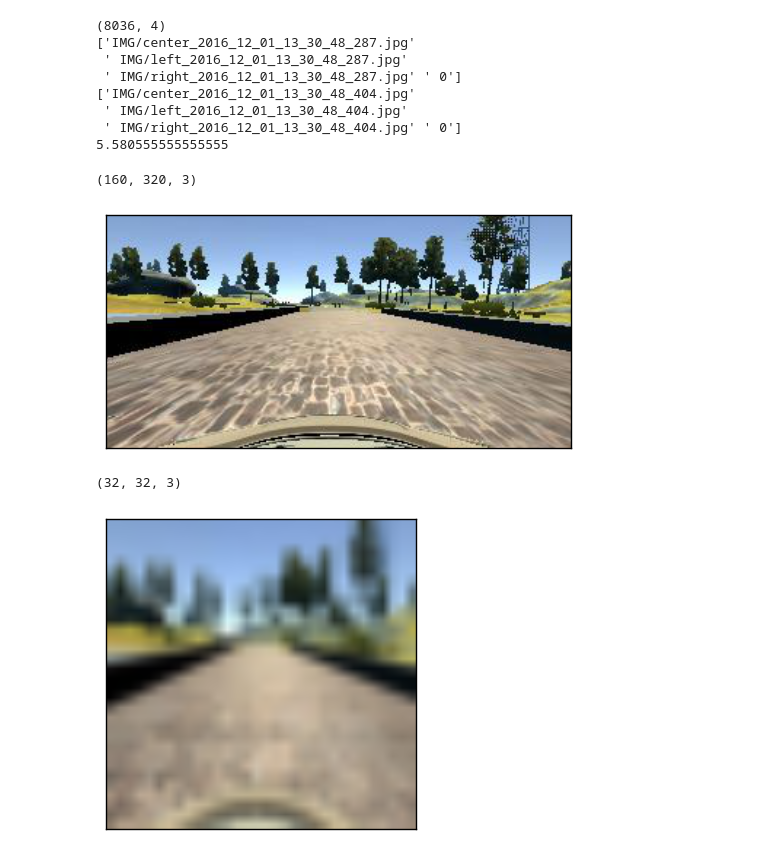
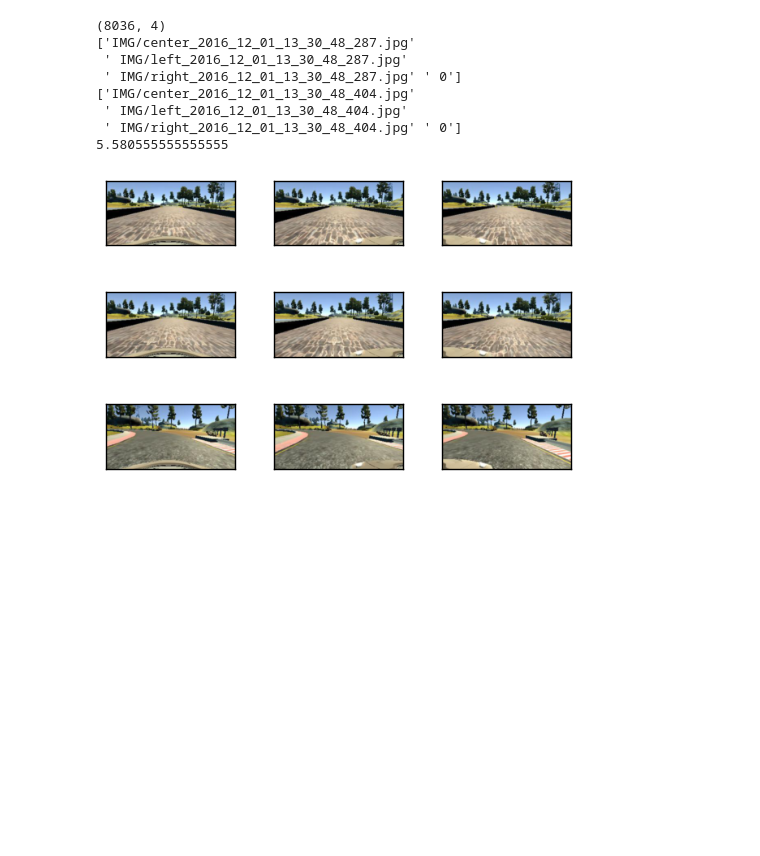
Before and after one commit to carltonwin8/CarND-Behavioral-Cloning-P3-take1, a Jupyter notebook: images.ipynb, the cells around one changed output. Cells and saved outputs as stored; diff of their text form; code cells hidden in the pictures; blank space fills up the shorter version.

```diff
--- a/images.ipynb
+++ b/images.ipynb
@@ -5,8 +5,9 @@ import matplotlib.pyplot as plt
 import matplotlib.image as mpimg
 
 with open('data/data/driving_log.csv') as csvfile:
-    frames = np.array(list(csv.reader(csvfile)))[1:,0:4]
+    f = np.array(list(csv.reader(csvfile)))
 
+frames = f[1:,0:4]
 print(frames.shape)
 print(frames[0])
 print(frames[1])
@@ -21,13 +22,12 @@ print(frames.shape[0]/24/60)
  ' IMG/right_2016_12_01_13_30_48_404.jpg' ' 0']
 5.580555555555555
 # %%
-img_shape = (32, 32)
 def plot_images(images):
     fig, axes = plt.subplots(3, 3)
     fig.subplots_adjust(hspace=0.3, wspace=0.3)
 
     for i, ax in enumerate(axes.flat):
-        ax.imshow(images[i].reshape(img_shape), cmap='binary')
+        ax.imshow(images[i])
         ax.set_xticks([])
         ax.set_yticks([])
 
@@ -35,27 +35,25 @@ def plot_images(images):
 # %%
 import scipy.misc as sp
 
 def showImg(img):
-    print(img.shape)
     plt.imshow(img)
     plt.xticks([])
     plt.yticks([])
     plt.show()
 
 imgs = frames[:,:3]
-plots = np.concatenate([imgs[0],imgs[1],imgs[2]])
-pes = np.array([])
-baseImgDir = 'data/data/'
-for plot in plots:
-    img = mpimg.imread(baseImgDir + plot.strip())
-    showImg(img)
-    img2 = sp.imresize(img,[32,32])
-    showImg(img2)
-#    np.concatenate(pes,i)
-    break
-#print(pes)
+p1 = np.concatenate([imgs[0],imgs[1],imgs[2]])
+
+def readNplot(plots):
+    pes = np.empty(shape=(plots.shape[0],80,160,3), dtype='uint8')
+    baseImgDir = 'data/data/'
+    for count in range(len(plots)):
+        img = mpimg.imread(baseImgDir + plots[count].strip())
+        img2 = sp.imresize(img,[80,160])
+        pes[count] = img2
+
+    plot_images(pes)
+
+readNplot(p1)
 # %% [output]
-(160, 320, 3)
-[figure, old version]
+[figure, new version]
-(32, 32, 3)
-[figure, removed]
```
Also changed, not shown: parts of 4 cells of this notebook, 3 other files.
